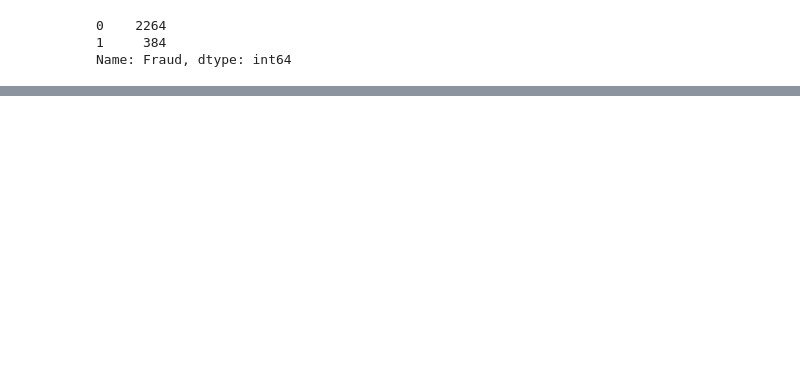
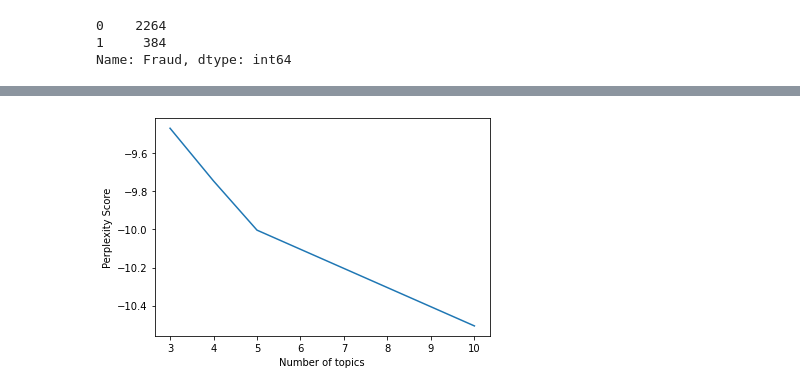
Before and after one commit to abaksy/sec-analysis, a Jupyter notebook: sec-analysis.ipynb, the cells around one changed output, grey strips where cells are left out. Drawn from its saved outputs; the diff is of its cells as text; code cells hidden in the pictures; blank space fills up the shorter version.

```diff
--- a/sec-analysis.ipynb
+++ b/sec-analysis.ipynb
@@ -141,0 +141,13 @@ weighted avg       0.79      0.16      0.08      2648
+# %%
+x = [3, 4, 5, 10 ]
+y_perplex = [-9.467580331242916, -9.744756545547586, -10.003449342027226, -10.507106797722509 ]
+y_f1 = [0.013114754098360657, 0.013245033112582781, 0.021008403361344536, 0.3968253968253968 ]
+y_acc = [0.77, 0.83, 0.82, 0.57 ]
+# %%
+plt.plot(x, y_perplex)
+plt.xlabel("Number of topics")
+plt.ylabel("Perplexity Score")
+s = plt.savefig("perplexityscore.png", format="png")
+plt.show()
+# %% [output]
+[figure, added]
```
Also changed, not shown: parts of 8 cells of this notebook, 3 other files.
